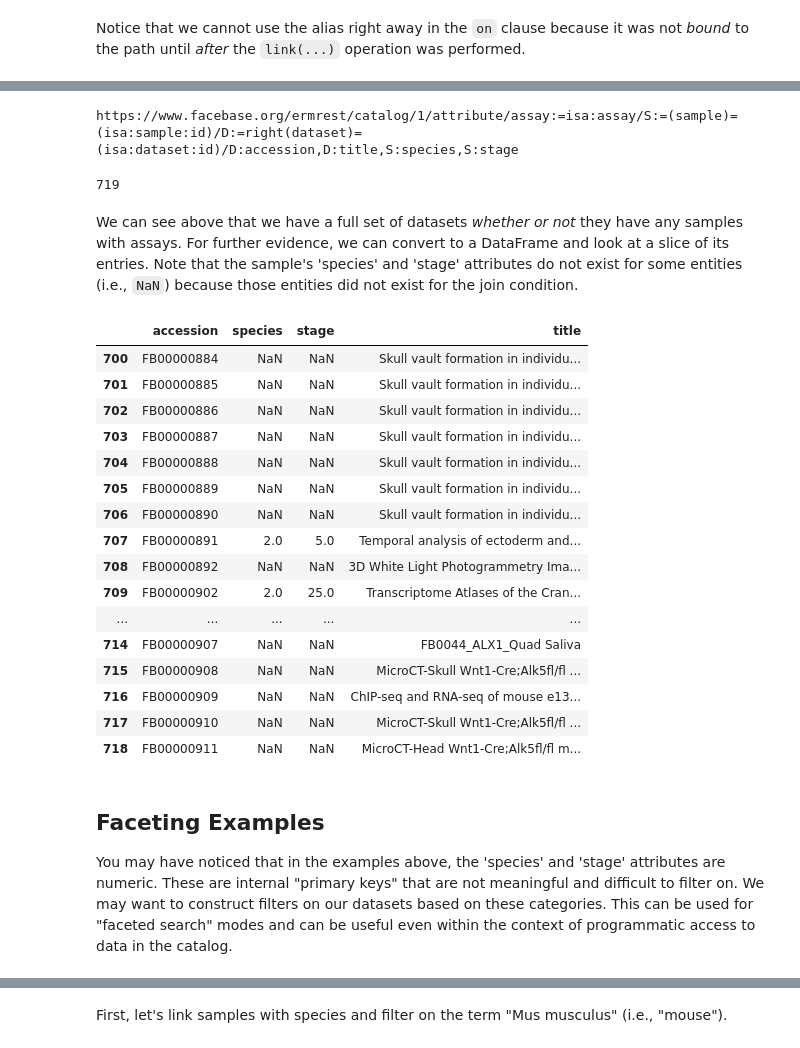
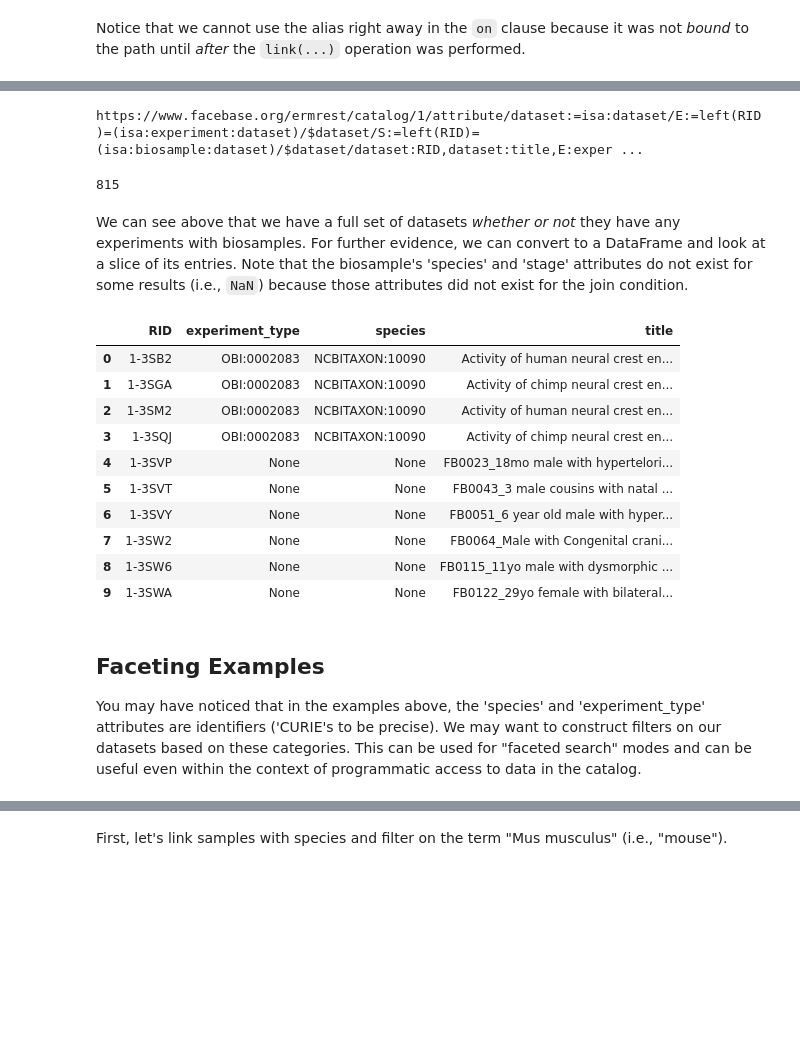
Before and after one commit to informatics-isi-edu/deriva-py, a Jupyter notebook: docs/derivapy-datapath-example-4.ipynb, the cells around one changed output, grey strips where cells are left out. Cells and saved outputs as stored; diff of their text form; code cells hidden in the pictures; blank space fills up the shorter version.

```diff
--- a/docs/derivapy-datapath-example-4.ipynb
+++ b/docs/derivapy-datapath-example-4.ipynb
@@ -247,40 +273,40 @@ By '`right`' outer joining in the link from `'sample'` to `'dataset`', the follo
-# %%
-path = assay.link(sample.alias('S'), on=assay.sample==sample.id) \
-            .link(dataset.alias('D'), sample.dataset==dataset.id, join_type='right')
-
-# path instances were not bound until the above line was executed
-
-entities = path.entities(path.D.accession, path.D.title, path.S.species, path.S.stage)
-
-print(entities.uri)
-len(entities)
-# %% [output]
-https://www.facebase.org/ermrest/catalog/1/attribute/assay:=isa:assay/S:=(sample)=(isa:sample:id)/D:=right(dataset)=(isa:dataset:id)/D:accession,D:title,S:species,S:stage
-719
+# %%
+# Notice in between `link`s that we have to reset the context back to `dataset` so that the
+# second join is also left joined from the dataset table instance.
+path = dataset.link(experiment.alias('E'), on=dataset.RID==experiment.dataset, join_type='left') \
+              .dataset \
+              .link(biosample.alias('S'), on=dataset.RID==biosample.dataset, join_type='left') \
+
+# Notice that we have to perform the attribute fetch from the context of the `path.dataset`
+# table instance.
+results = path.dataset.attributes(path.dataset.RID,
+                                  path.dataset.title,
+                                  path.E.experiment_type,
+                                  path.S.species)
+
+print(results.uri)
+len(results)
+# %% [output]
+https://www.facebase.org/ermrest/catalog/1/attribute/dataset:=isa:dataset/E:=left(RID)=(isa:experiment:dataset)/$dataset/S:=left(RID)=(isa:biosample:dataset)/$dataset/dataset:RID,dataset:title,E:exper ...
+815
 # %% [markdown]
-We can see above that we have a full set of datasets _whether or not_ they have any samples with assays. For further evidence, we can convert to a DataFrame and look at a slice of its entries. Note that the sample's 'species' and 'stage' attributes do not exist for some entities (i.e., `NaN`) because those entities did not exist for the join condition.
+We can see above that we have a full set of datasets _whether or not_ they have any experiments with biosamples. For further evidence, we can convert to a DataFrame and look at a slice of its entries. Note that the biosample's 'species' and 'stage' attributes do not exist for some results (i.e., `NaN`) because those attributes did not exist for the join condition.
-# %%
-entities.dataframe[700:]
-# %% [output]
-|  | accession | species | stage | title |
-| 700 | FB00000884 | NaN | NaN | Skull vault formation in individu... |
-| 701 | FB00000885 | NaN | NaN | Skull vault formation in individu... |
-| 702 | FB00000886 | NaN | NaN | Skull vault formation in individu... |
-| 703 | FB00000887 | NaN | NaN | Skull vault formation in individu... |
-| 704 | FB00000888 | NaN | NaN | Skull vault formation in individu... |
-| 705 | FB00000889 | NaN | NaN | Skull vault formation in individu... |
-| 706 | FB00000890 | NaN | NaN | Skull vault formation in individu... |
-| 707 | FB00000891 | 2.0 | 5.0 | Temporal analysis of ectoderm and... |
-| 708 | FB00000892 | NaN | NaN | 3D White Light Photogrammetry Ima... |
-| 709 | FB00000902 | 2.0 | 25.0 | Transcriptome Atlases of the Cran... |
-| ... | ... | ... | ... | ... |
-| 714 | FB00000907 | NaN | NaN | FB0044_ALX1_Quad Saliva |
-| 715 | FB00000908 | NaN | NaN | MicroCT-Skull Wnt1-Cre;Alk5fl/fl ... |
-| 716 | FB00000909 | NaN | NaN | ChIP-seq and RNA-seq of mouse e13... |
-| 717 | FB00000910 | NaN | NaN | MicroCT-Skull Wnt1-Cre;Alk5fl/fl ... |
-| 718 | FB00000911 | NaN | NaN | MicroCT-Head Wnt1-Cre;Alk5fl/fl m... |
+# %%
+results.dataframe[:10]
+# %% [output]
+|  | RID | experiment_type | species | title |
+| 0 | 1-3SB2 | OBI:0002083 | NCBITAXON:10090 | Activity of human neural crest en... |
+| 1 | 1-3SGA | OBI:0002083 | NCBITAXON:10090 | Activity of chimp neural crest en... |
+| 2 | 1-3SM2 | OBI:0002083 | NCBITAXON:10090 | Activity of human neural crest en... |
+| 3 | 1-3SQJ | OBI:0002083 | NCBITAXON:10090 | Activity of chimp neural crest en... |
+| 4 | 1-3SVP | None | None | FB0023_18mo male with hypertelori... |
+| 5 | 1-3SVT | None | None | FB0043_3 male cousins with natal ... |
+| 6 | 1-3SVY | None | None | FB0051_6 year old male with hyper... |
+| 7 | 1-3SW2 | None | None | FB0064_Male with Congenital crani... |
+| 8 | 1-3SW6 | None | None | FB0115_11yo male with dysmorphic ... |
+| 9 | 1-3SWA | None | None | FB0122_29yo female with bilateral... |
 # %% [markdown]
 ## Faceting Examples
-You may have noticed that in the examples above, the 'species' and 'stage' attributes are numeric. These are internal "primary keys" that are not meaningful and difficult to filter on. We may want to construct filters on our datasets based on these categories. This can be used for "faceted search" modes and can be useful even within the context of programmatic access to data in the catalog.
+You may have noticed that in the examples above, the 'species' and 'experiment_type' attributes are identifiers ('CURIE's to be precise). We may want to construct filters on our datasets based on these categories. This can be used for "faceted search" modes and can be useful even within the context of programmatic access to data in the catalog.
 # %% [markdown]
 ### Example: faceting on "related" tables
```
Also changed, not shown: parts of 34 cells of this notebook, 4 other files.
